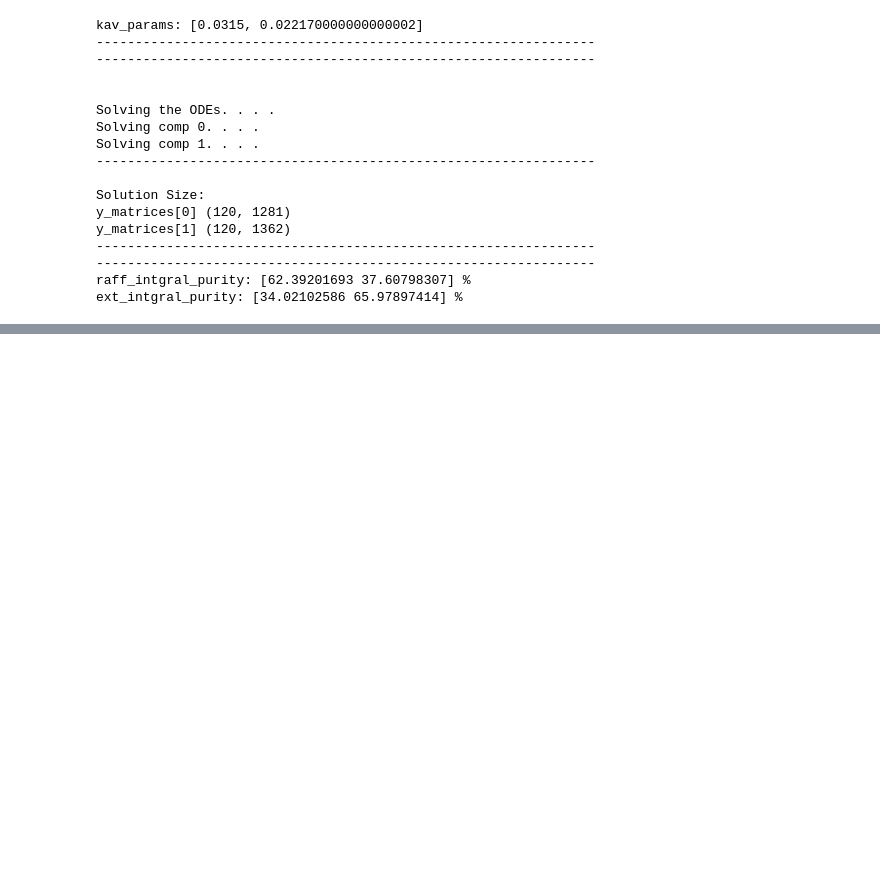
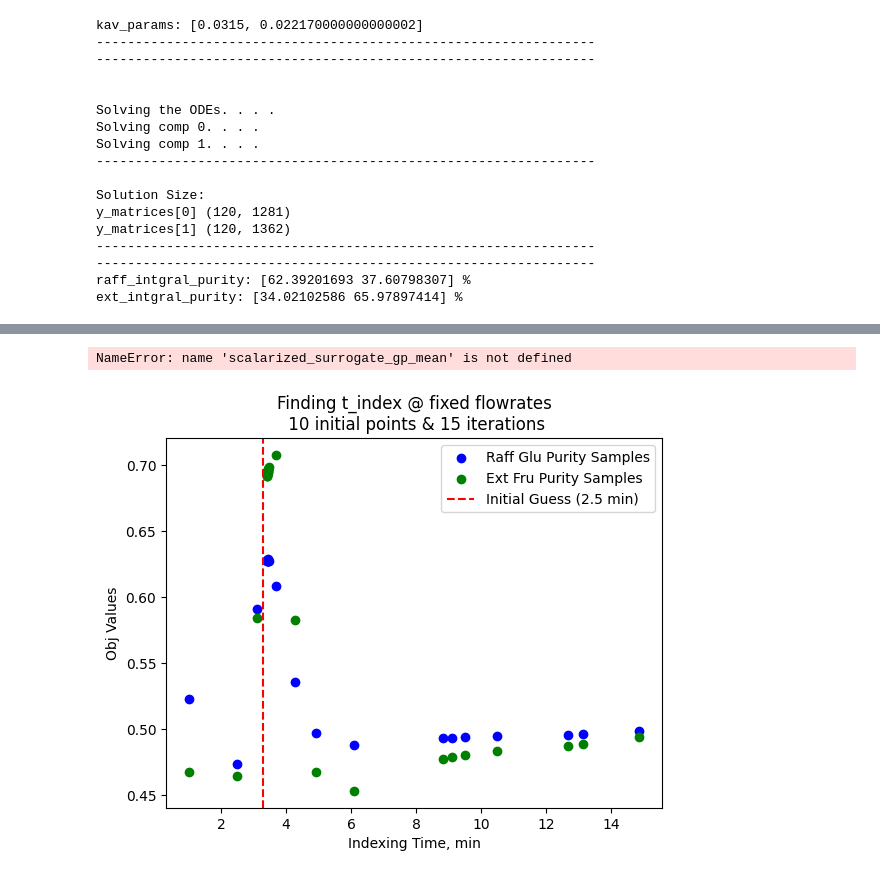
Before and after one commit to Nawa-Punabantu/Opt_Algos, a Jupyter notebook: ParEGO_EI_SMB_tidx.ipynb, the cells around one changed output, grey strips where cells are left out. Cells and saved outputs as stored; diff of their text form; code cells hidden in the pictures; blank space fills up the shorter version.

```diff
--- a/ParEGO_EI_SMB_tidx.ipynb
+++ b/ParEGO_EI_SMB_tidx.ipynb
@@ -1784,3 +1795,83 @@ plt.show()
+# %%
+
+# Assuming the necessary functions and variables are defined
+# expected_improvement, scalarized_surrogate_objective, surrogate_model, objectives, update_pareto_front
+
+def plot_results(population, all_f1, all_f2, scalarized_surrogate_gp_mean, scalarized_surrogate_gp_std, ei_all):
+    # Flatten the population array
+    population_flat = population.flatten()
+
+    # Get the sorted indices of the population
+    sorted_indices = np.argsort(population_flat)
+
+    # Sort the population, all_f1, all_f2, and scalarized_surrogate_gp arrays using the sorted indices
+    population_sorted = population_flat[sorted_indices]
+    all_f1_sorted = all_f1[sorted_indices]
+    all_f2_sorted = all_f2[sorted_indices]
+    gp_mean_sorted = scalarized_surrogate_gp_mean[sorted_indices]
+    gp_std_sorted = scalarized_surrogate_gp_std[sorted_indices]
+    ei_sorted = np.array(ei_all)[sorted_indices]
+
+    # Plot the objective surrogate mean and its variance
+    plt.figure(figsize=(12, 6))
+    plt.subplot(1, 2, 1)
+    plt.plot(population_sorted, gp_mean_sorted, c='blue', label="Surrogate Mean")
+    plt.fill_between(population_sorted, gp_mean_sorted - gp_std_sorted, gp_mean_sorted + gp_std_sorted, color='blue', alpha=0.2, label="Surrogate Variance")
+    plt.scatter(population_sorted, all_f1_sorted, c='red', label="Obj_1 Samples")
+    plt.scatter(population_sorted, all_f2_sorted, c='green', label="Obj_2 Samples")
+    plt.xlabel("Indexing Time, min")
+    plt.ylabel("Objective Values")
+    plt.legend()
+    plt.title("Objective Surrogate Mean and Variance")
+
+    # Plot the acquisition function
+    plt.subplot(1, 2, 2)
+    plt.plot(population_sorted, ei_sorted, c='purple', label="Acquisition Function (EI)")
+    plt.xlabel("Indexing Time, min")
+    plt.ylabel("Expected Improvement (EI)")
+    plt.legend()
+    plt.title("Acquisition Function")
+
+    plt.tight_layout()
+    plt.show()
+
+# Example usage after the optimization loop
+plot_results(population, all_f1, all_f2, scalarized_surrogate_gp_mean, scalarized_surrogate_gp_std, ei_all)
+# %% [output]
+NameError: name 'scalarized_surrogate_gp_mean' is not defined
+# %%
+# Plot evaluated points and estimated Pareto front from your models
+# Note that population is not in ascending order, but in the order of #iterations
+
+# Flatten the population array
+flatten_population = population.flatten()
+
+# Combine the flattened population with the corresponding all_f1 and all_f2
+combined = np.column_stack((flatten_population, all_f1, all_f2))
+
+# Sort the combined array by the first column (flatten_population)
+sorted_combined = combined[combined[:, 0].argsort()]
+
+# Extract the sorted arrays
+sorted_population = sorted_combined[:, 0]
+sorted_all_f1 = sorted_combined[:, 1]
+sorted_all_f2 = sorted_combined[:, 2]
+
+# Now you can plot with the sorted arrays
+plt.scatter(sorted_population, sorted_all_f1, c='blue', label="Raff Glu Purity Samples")
+plt.scatter(sorted_population, sorted_all_f2, c='green', label="Ext Fru Purity Samples")
+plt.title(f'Finding t_index @ fixed flowrates\n {pop_size} initial points & {num_generations} iterations')
+plt.axvline(x=3.3, color='red', linestyle='--', label=f'Initial Guess ({initial_guess} min)')
+plt.xlabel("Indexing Time, min")
+plt.ylabel("Obj Values")
+
+# Save the plot as an image file
+plt.savefig('glu_fru_11.png')
+
+plt.legend()
+plt.show()
+# %% [output]
+[figure, added]
 # %%
 # --- Plot Results ---
 
```
Also changed, not shown: parts of 6 cells of this notebook.
